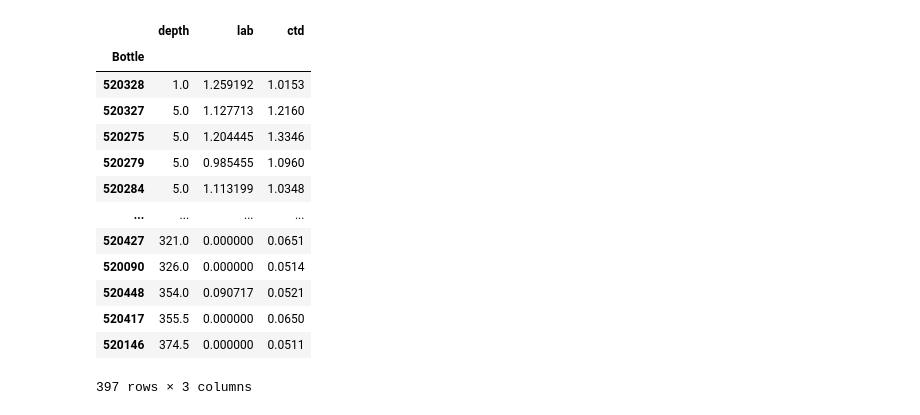
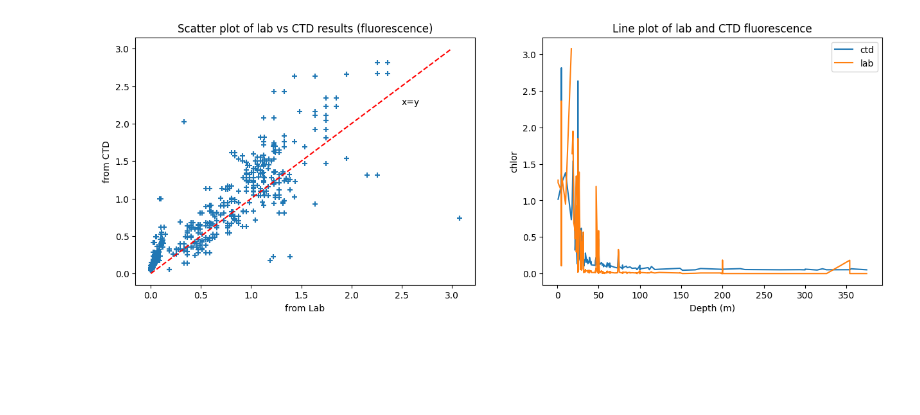
Before and after one commit to dfo-gulf-science/JupyterNotebookCollection, a Jupyter notebook: ChlorophyllComparison/chlorophyll.ipynb, the cells around one changed output. Saved outputs shown, nothing was run; the diff lists cells and outputs as text; code cells hidden in the pictures; blank space fills up the shorter version.

Commit message:
chlor

```diff
--- a/ChlorophyllComparison/chlorophyll.ipynb
+++ b/ChlorophyllComparison/chlorophyll.ipynb
@@ -1,29 +1,34 @@
 # %%
 import matplotlib.pyplot as plt
 import pandas as pd
 import seaborn as sns
 import numpy as np
 import math
 
 
 chl_df = pd.read_excel("./data/chlorophyll readings report CAR-2025-500 (2025-09-29).xlsx", header=2)
 cols = ["Bottle", "Depth (m)", "Chlorophyll-a (μg)", "Fluorescence from ctd"]
-chl_subdf = chl_df.loc[:, cols].drop_duplicates().sort_values("Depth (m)")
-chl_subdf = chl_subdf.groupby("Bottle").agg("mean").sort_values("Depth (m)")
-chl_subdf = chl_subdf.rename(columns={"Depth (m)":"depth","Chlorophyll-a (μg)":"lab", "Fluorescence from ctd":"ctd"})
-chl_subdf
+chl_subdf = chl_df.loc[:, cols].sort_values("Depth (m)").rename(columns={"Depth (m)":"depth","Chlorophyll-a (μg)":"lab", "Fluorescence from ctd":"ctd"})
+
+m0 = min(chl_subdf["ctd"].min(), chl_subdf["lab"].min())
+m1 = max(chl_subdf["ctd"].max(), chl_subdf["lab"].max())
+x = y = np.arange(m0,m1,0.1)
+
+fig, axs = plt.subplots(1,2, figsize=(15, 5))
+ax0, ax1 = axs
+ax0.scatter(data=chl_subdf, x="lab", y="ctd", marker="+")
+ax0.plot(x,y, "--r")
+ax0.text(2.5,2.25, "x=y")
+ax0.set_xlabel('from Lab')
+ax0.set_ylabel('from CTD')
+ax0.set_title('Scatter plot of lab vs CTD results (fluorescence)')
+
+ax1.plot(chl_subdf["depth"], chl_subdf["ctd"], label="ctd")
+ax1.plot(chl_subdf["depth"], chl_subdf["lab"], label="lab")
+ax1.set_xlabel('Depth (m)')
+ax1.set_ylabel('chlor')
+ax1.set_title('Line plot of lab and CTD fluorescence')
+ax1.legend()
+plt.show()
 # %% [output]
-|  | depth | lab | ctd |
-| Bottle |  |  |  |
-| 520328 | 1.0 | 1.259192 | 1.0153 |
-| 520327 | 5.0 | 1.127713 | 1.2160 |
-| 520275 | 5.0 | 1.204445 | 1.3346 |
-| 520279 | 5.0 | 0.985455 | 1.0960 |
-| 520284 | 5.0 | 1.113199 | 1.0348 |
-| ... | ... | ... | ... |
-| 520427 | 321.0 | 0.000000 | 0.0651 |
-| 520090 | 326.0 | 0.000000 | 0.0514 |
-| 520448 | 354.0 | 0.090717 | 0.0521 |
-| 520417 | 355.5 | 0.000000 | 0.0650 |
-| 520146 | 374.5 | 0.000000 | 0.0511 |
-397 rows × 3 columns
+[figure, added]
```
Also changed, not shown: parts of 5 cells of this notebook.
